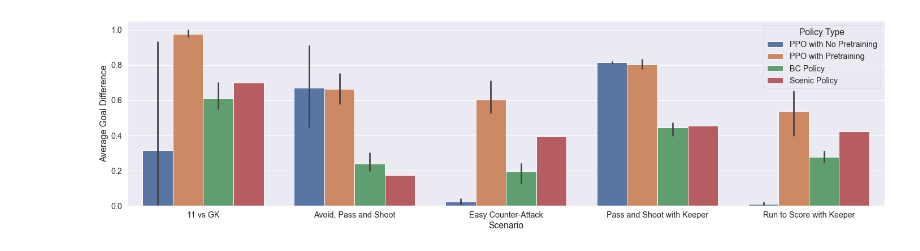
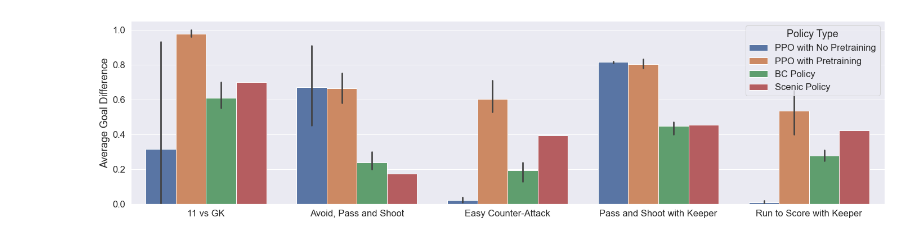
Before and after one commit to scenic4RL/scenic4rl, a Jupyter notebook: training/gfrl/reports/pretraining.ipynb, the cells around one changed output. Cells and saved outputs as stored; diff of their text form; code cells hidden in the pictures.

```diff
--- a/training/gfrl/reports/pretraining.ipynb
+++ b/training/gfrl/reports/pretraining.ipynb
@@ -15,14 +15,15 @@ df = pd.read_csv("pretraining.csv")
 # %%
 from matplotlib import pyplot
 pyplot.figure(figsize=(24, 6))
 
 hue_order = ['PPO with No Pretraining', 'PPO with Pretraining', 'BC Policy', 'Scenic Policy']
-sns.set(font_scale=1.3)
+sns.set(font_scale=1.5)
 ax = sns.barplot(x="Scenario", y="Average Goal Difference", hue='Policy Type',  hue_order = hue_order, data=df)
 
 from matplotlib.ticker import MultipleLocator
 ax.yaxis.set_major_locator(MultipleLocator(0.2))
+ax.set(xlabel=None)
 
 ax.figure.savefig("pretraining.png", bbox_inches="tight")
 # %% [output]
-[figure, old version]
+[figure, new version]
```
Also changed, not shown: 18 other files.
